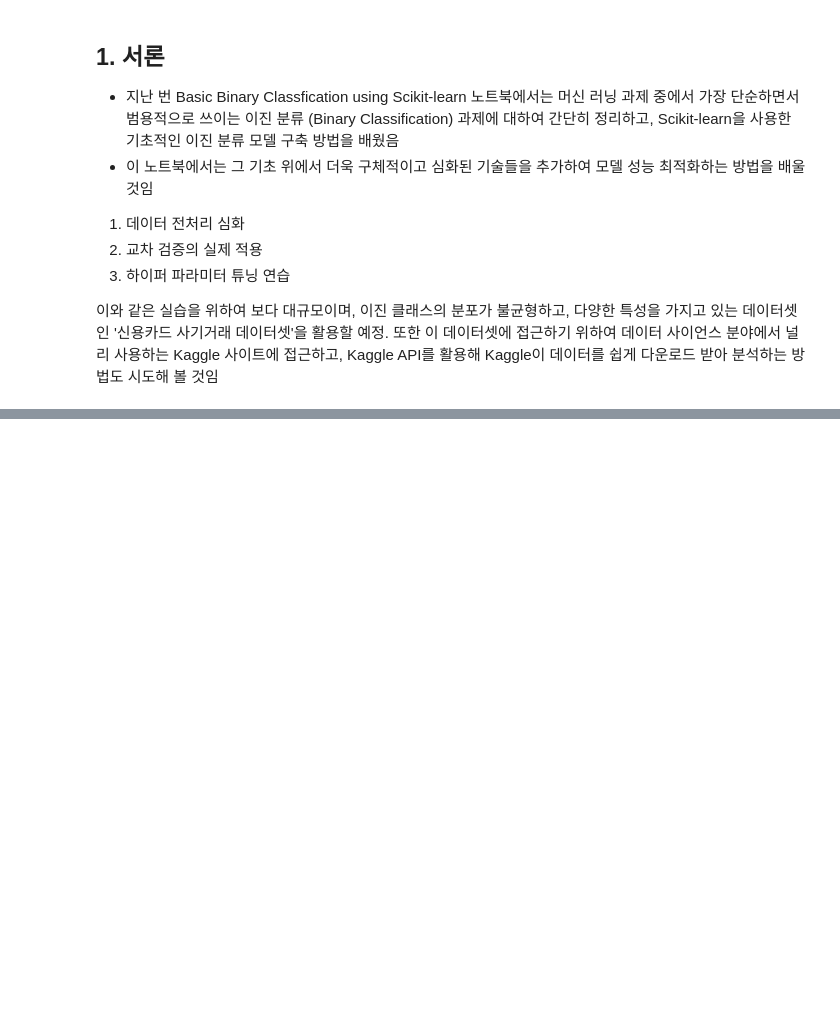
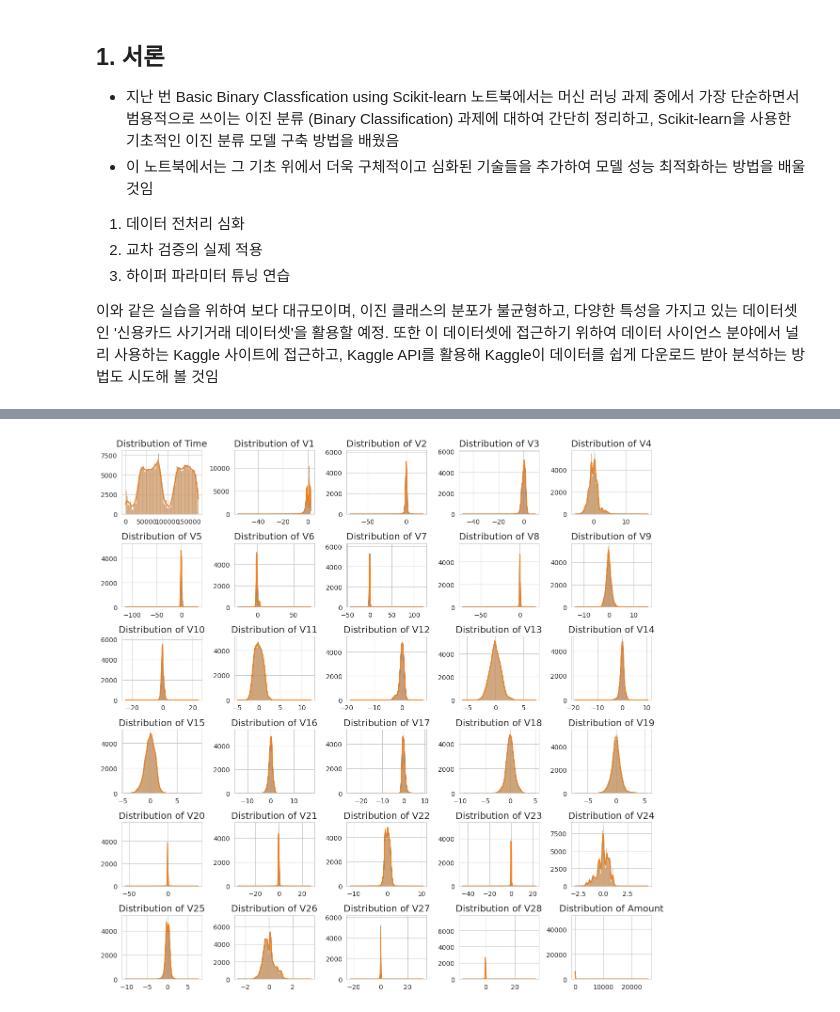
Before and after one commit to kim-jeonghyun/basic_ml, a Jupyter notebook: Binary_Classification_with_Preprocessing_Cross_Validation_and_Hyperparameter_Tuning.ipynb, the cells around one changed output, grey strips where cells are left out. Drawn from its saved outputs; the diff is of its cells as text; code cells hidden in the pictures; blank space fills up the shorter version.

```diff
--- a/Binary_Classification_with_Preprocessing_Cross_Validation_and_Hyperparameter_Tuning.ipynb
+++ b/Binary_Classification_with_Preprocessing_Cross_Validation_and_Hyperparameter_Tuning.ipynb
@@ -18,0 +74,3 @@
+# %%
+import pandas as pd
+df = pd.read_csv('creditcard.csv')
@@ -18,0 +124,3 @@
+# %%
+features = [col for col in df.columns if not col=='Class']
+df[features].describe()
@@ -18,0 +138,31 @@
+# %%
+import seaborn as sns
+import matplotlib.pyplot as plt
+
+# Set the aesthetic style of the plots.
+sns.set_style("whitegrid")
+
+# Univariate Analysis: Plotting distributions of a couple of operational variables (X1, X2) and all management variables (A to E)
+
+# Selecting variables for univariate analysis
+variables_to_plot = features
+
+# Creating subplots
+fig, axes = plt.subplots(nrows=6, ncols=5, figsize=(12, 12))
+axes = axes.flatten()  # Flattening the 2D array of axes for easy iteration
+
+for i, col in enumerate(variables_to_plot):
+    sns.histplot(df[col], kde=True, ax=axes[i])
+    sns.histplot(df[col], kde=True, ax=axes[i])
+    axes[i].set_title(f'Distribution of {col}', fontsize=14)
+    axes[i].set_xlabel('')
+    axes[i].set_ylabel('')
+
+# Removing empty subplots
+for ax in axes[i+1:]:
+    ax.remove()
+
+plt.tight_layout()
+plt.show()
+# %% [output]
+[figure, added]
```
Also changed, not shown: parts of 15 cells of this notebook.
